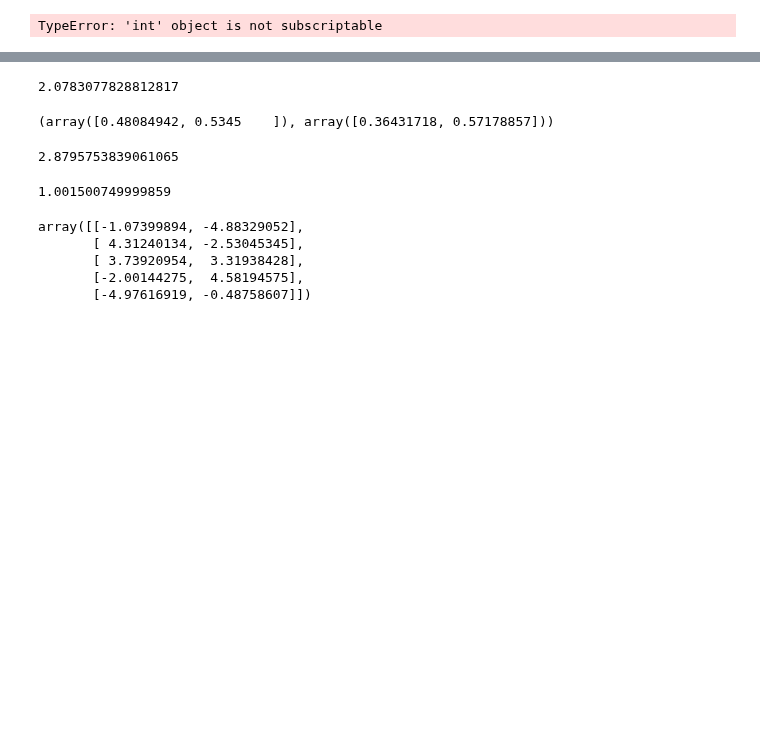
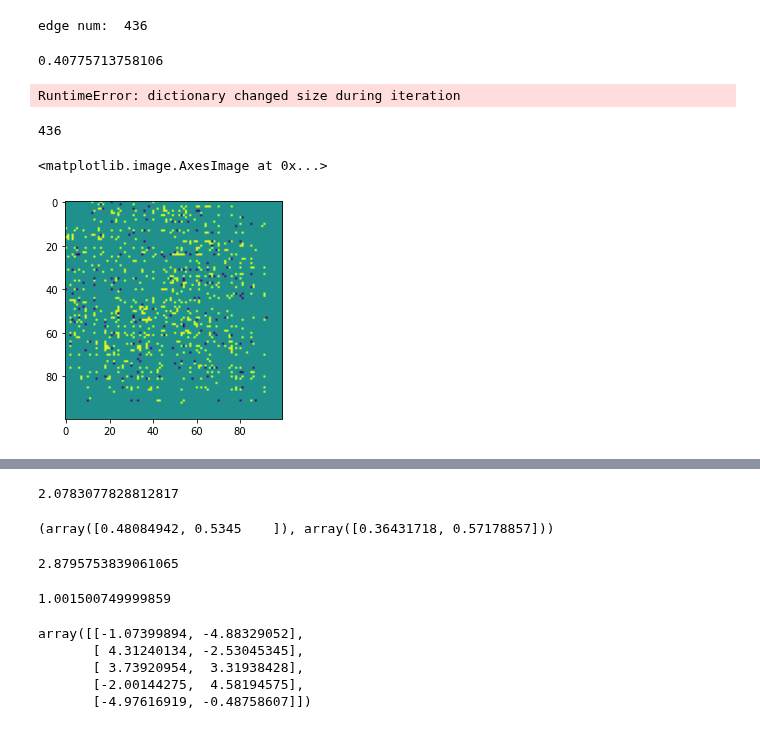
Before and after one commit to HuangHaoyu1997/Reservoir-Computing, a Jupyter notebook: test.ipynb, the cells around one changed output, grey strips where cells are left out. Saved outputs shown, nothing was run; the diff lists cells and outputs as text; code cells hidden in the pictures; blank space fills up the shorter version.

```diff
--- a/test.ipynb
+++ b/test.ipynb
@@ -40,0 +41,15 @@ plt.scatter(y[:,0], y[:,1])
+# %%
+G = nx.Graph()
+H = nx.path_graph(1000)
+G.add_nodes_from(H)
+for i in range(N):
+    for j in range(N):
+        if A[i,j] != 0:
+            G.add_edge(i,j)
+print('edge num: ', len(G.edges))
+# delete isolated nodes from graph, otherwise omega(G) and sigma(G) error
+tempgraph1 = G.copy()
+if nx.is_connected(G) is False:
+    G.remove_nodes_from(nx.isolates(tempgraph1))
+# %% [output]
+edge num:  436
@@ -41,11 +64,23 @@ plt.scatter(y[:,0], y[:,1])
+# %%
+omega(G)
+# %% [output]
+0.40775713758106
+# %%
+from networkx import sigma, omega
+
+tempgraph1 = G.copy()
+if not nx.is_connected(tempgraph1):
+    tempgraph1.remove_nodes_from(nx.isolates(tempgraph1))
+    print(omega(tempgraph1))
+# %% [output]
+RuntimeError: dictionary changed size during iteration
 # %%
-G = nx.Graph()
 p = 0.2 # ratio of inhibitory neurons
-N = 1000
+N = 100
 k = 5 # number of pioneer nodes
-R = 2 # radius of all nodes
+R = 1.5 # radius of all nodes
 r = 1 # radius of pioneer nodes
-alpha = 0.3
+alpha = 0.6
 theta = np.random.uniform(0,1)
 pioneer_nodes = np.array([[r*np.cos(2*np.pi*(theta + i/k)), r*np.sin(2*np.pi*(theta + i/k))] for i in range(k)])
 
@@ -67,46 +102,47 @@ N_coordinates = np.array(N_coordinates)
 # adjacency matrix
 A = np.zeros((N, N), dtype=np.float32)
 
 # Add nodes
 t = 0
 sum = 0
 for i in range(N):
     t += 1/N
 
     # diagonal = 0, self-connection forbidden
     A[i, i] = 0
 
-    # decide the connection with former nodes
+    # STEP2: associated to nearest pioneer node with same time window w(U)
+    xyi = N_coordinates[i, :]
+    dis_pioneer = np.sqrt(np.sum((pioneer_nodes - xyi)**2, 1))
+    nearest_i = np.argmin(dis_pioneer) + 1
+    P_time_U = TimeWindowFunction(t, nearest_i, k, alpha)
+
+    # STEP3: decide each edge with former nodes
     for j in range(0, i):
-        xyi = N_coordinates[i, :]
+
         xyj = N_coordinates[j, :]
         P_dist = DistanceFunction(xyi, xyj) # P distance between U and V
-
-        # associated to nearest pioneer node with same time window w(U)
-        dis_pioneer = np.sqrt(np.sum((pioneer_nodes - xyi)**2, 1))
-        nearest_i = np.argmin(dis_pioneer) + 1
-        P_time_U = TimeWindowFunction(t, nearest_i, k, alpha)
 
         # associated to nearest pioneer node with same time window w(V)
         dis_pioneer = np.sqrt(np.sum((pioneer_nodes - xyj)**2, 1))
         nearest_j = np.argmin(dis_pioneer) + 1
         P_time_V = TimeWindowFunction(t, nearest_j, k, alpha)
 
         if np.random.rand() < P_dist * P_time_U * P_time_V:
             sum += 1
-        # if np.random.rand() < p: A[i, j] = -1   # inhibitory connection
-        # else: A[i, j] = 1                       # excitatory connection
+            if np.random.rand() < p: A[i, j] = -1   # inhibitory connection
+            else: A[i, j] = 1                       # excitatory connection
 
-        # if np.random.rand() < p: A[j, i] = -1
-        # else: A[j, i] = 1
+            if np.random.rand() < p: A[j, i] = -1
+            else: A[j, i] = 1
 
 
 
 
         # print((j, i), (i, j))
 print(sum)
+plt.imshow(A)
+# %% [output]
+436
+<matplotlib.image.AxesImage at 0x...>
+[figure, added]
-# %%
-for n in G.nodes:
-    print()
-# %% [output]
-TypeError: 'int' object is not subscriptable
```
Also changed, not shown: parts of 4 cells of this notebook.
